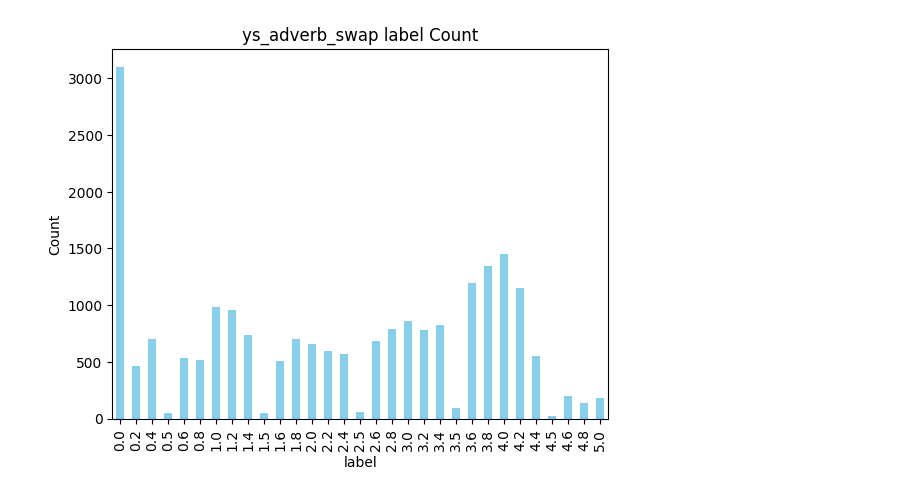
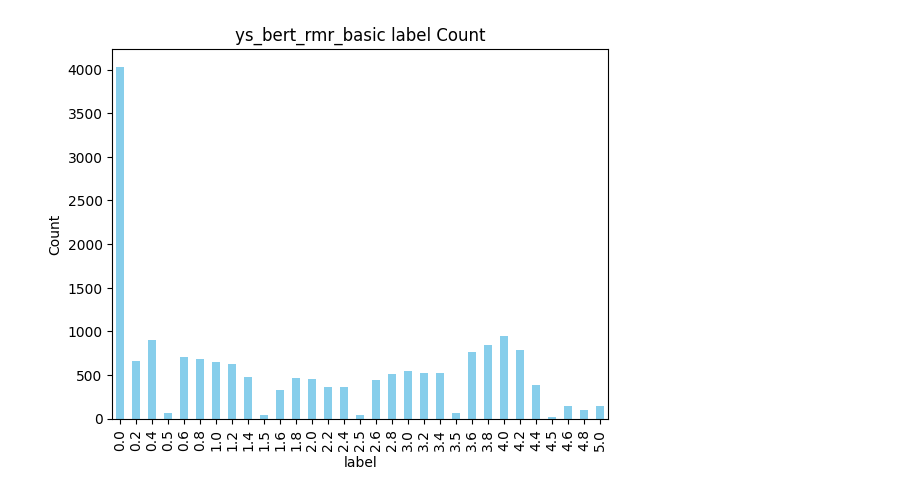
Before and after one commit to boostcampaitech7/level1-semantictextsimilarity-nlp-04, a Jupyter notebook: preprocess/data_balancing.ipynb, the cells around one changed output. Cells and saved outputs as stored; diff of their text form; code cells hidden in the pictures.

```diff
--- a/preprocess/data_balancing.ipynb
+++ b/preprocess/data_balancing.ipynb
@@ -78,4 +21,4 @@ plot_label_count(ys_bert_rmr_swap, "ys_bert_rmr_swap")
-# %%
-plot_label_count(ys_adverb_swap, "ys_adverb_swap")
-# %% [output]
-[figure, removed]
+# %%
+plot_label_count(ys_bert_rmr_basic, "ys_bert_rmr_basic")
+# %% [output]
+[figure, added]
```
Also changed, not shown: parts of 11 cells of this notebook, 3 other files.
